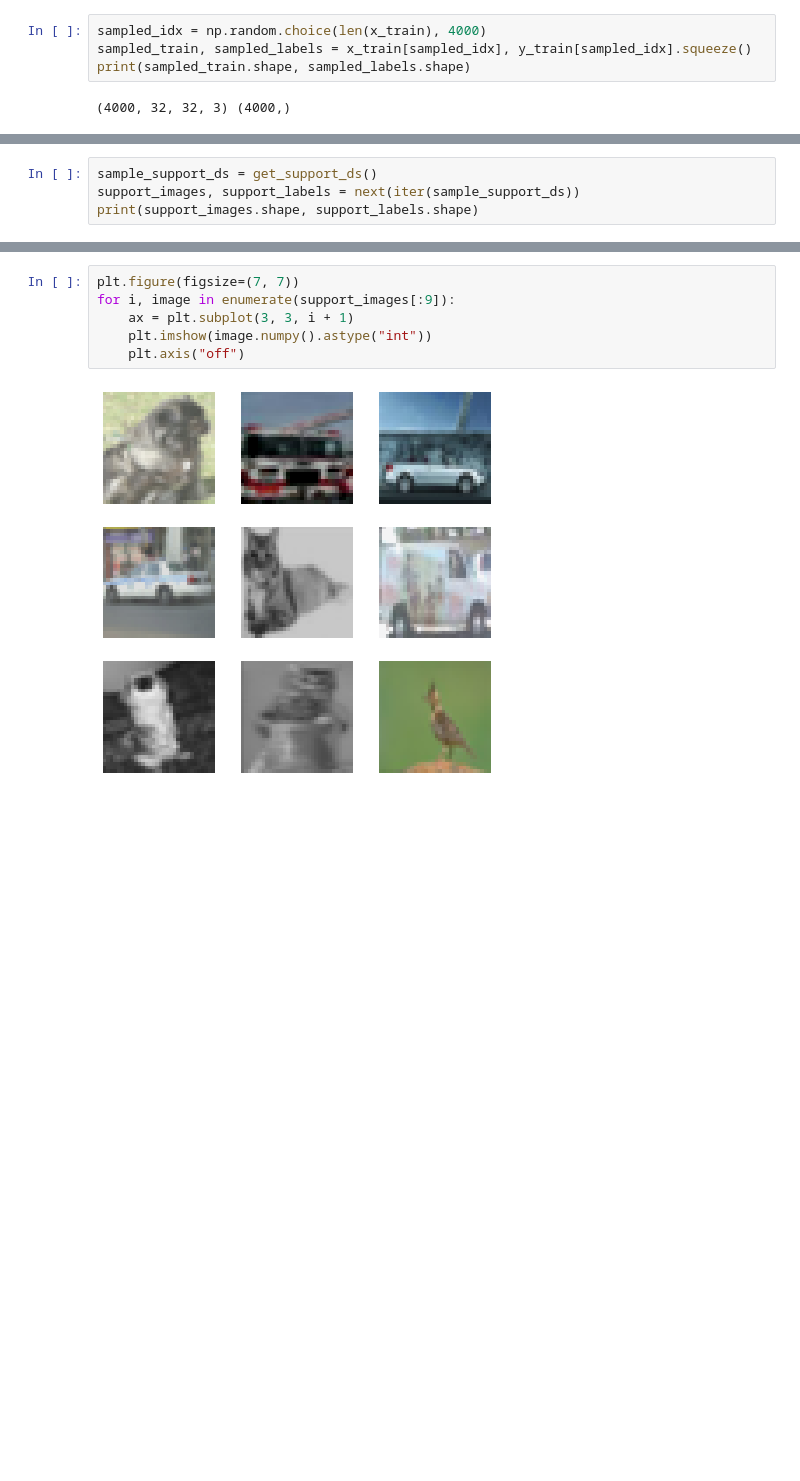
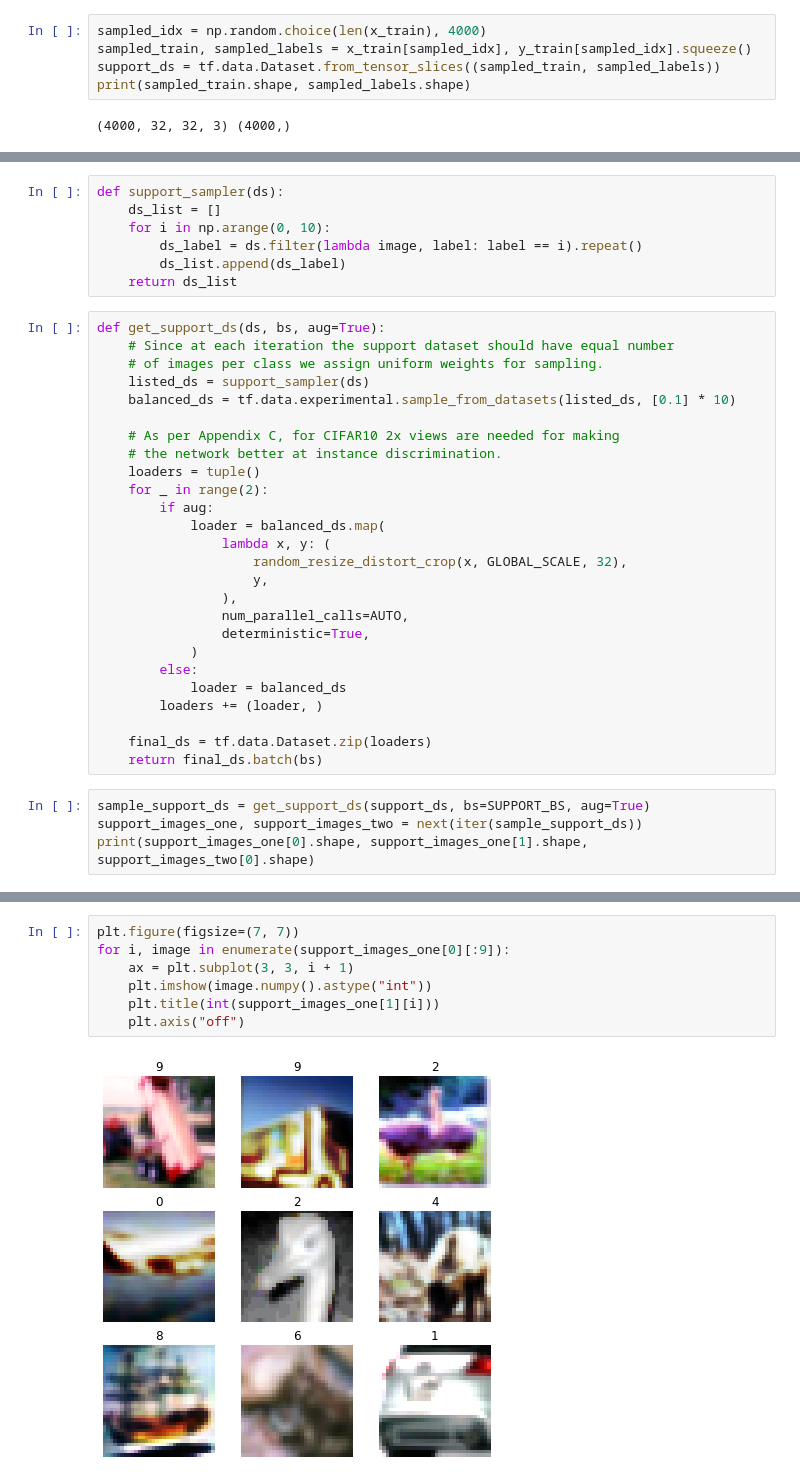
Before and after one commit to sayakpaul/PAWS-TF, a Jupyter notebook: PAWS_Data_Prep.ipynb, the cells around one changed output, grey strips where cells are left out. Drawn from its saved outputs; the diff is of its cells as text; blank space fills up the shorter version.

```diff
--- a/PAWS_Data_Prep.ipynb
+++ b/PAWS_Data_Prep.ipynb
@@ -176,6 +190,7 @@ This means having 16 images from each class per batch.
 # %%
 sampled_idx = np.random.choice(len(x_train), 4000)
 sampled_train, sampled_labels = x_train[sampled_idx], y_train[sampled_idx].squeeze()
+support_ds = tf.data.Dataset.from_tensor_slices((sampled_train, sampled_labels))
 print(sampled_train.shape, sampled_labels.shape)
 # %% [output]
 (4000, 32, 32, 3) (4000,)
@@ -203,5 +197,38 @@ def get_support_ds():
+# %%
+def support_sampler(ds):
+    ds_list = []
+    for i in np.arange(0, 10):
+        ds_label = ds.filter(lambda image, label: label == i).repeat()
+        ds_list.append(ds_label)
+    return ds_list
+# %%
+def get_support_ds(ds, bs, aug=True):
+    # Since at each iteration the support dataset should have equal number
+    # of images per class we assign uniform weights for sampling.
+    listed_ds = support_sampler(ds)
+    balanced_ds = tf.data.experimental.sample_from_datasets(listed_ds, [0.1] * 10)
+
+    # As per Appendix C, for CIFAR10 2x views are needed for making
+    # the network better at instance discrimination.
+    loaders = tuple()
+    for _ in range(2):
+        if aug:
+            loader = balanced_ds.map(
+                lambda x, y: (
+                    random_resize_distort_crop(x, GLOBAL_SCALE, 32),
+                    y,
+                ),
+                num_parallel_calls=AUTO,
+                deterministic=True,
+            )
+        else:
+            loader = balanced_ds
+        loaders += (loader, )
+
+    final_ds = tf.data.Dataset.zip(loaders)
+    return final_ds.batch(bs)
 # %%
-sample_support_ds = get_support_ds()
-support_images, support_labels = next(iter(sample_support_ds))
-print(support_images.shape, support_labels.shape)
+sample_support_ds = get_support_ds(support_ds, bs=SUPPORT_BS, aug=True)
+support_images_one, support_images_two = next(iter(sample_support_ds))
+print(support_images_one[0].shape, support_images_one[1].shape, support_images_two[0].shape)
 # %% [output]
@@ -209,8 +236,9 @@ print(support_images.shape, support_labels.shape)
 # %%
 plt.figure(figsize=(7, 7))
-for i, image in enumerate(support_images[:9]):
+for i, image in enumerate(support_images_one[0][:9]):
     ax = plt.subplot(3, 3, i + 1)
     plt.imshow(image.numpy().astype("int"))
+    plt.title(int(support_images_one[1][i]))
     plt.axis("off")
 # %% [output]
-[figure, old version]
+[figure, new version]
```
Also changed, not shown: parts of 17 cells of this notebook.
